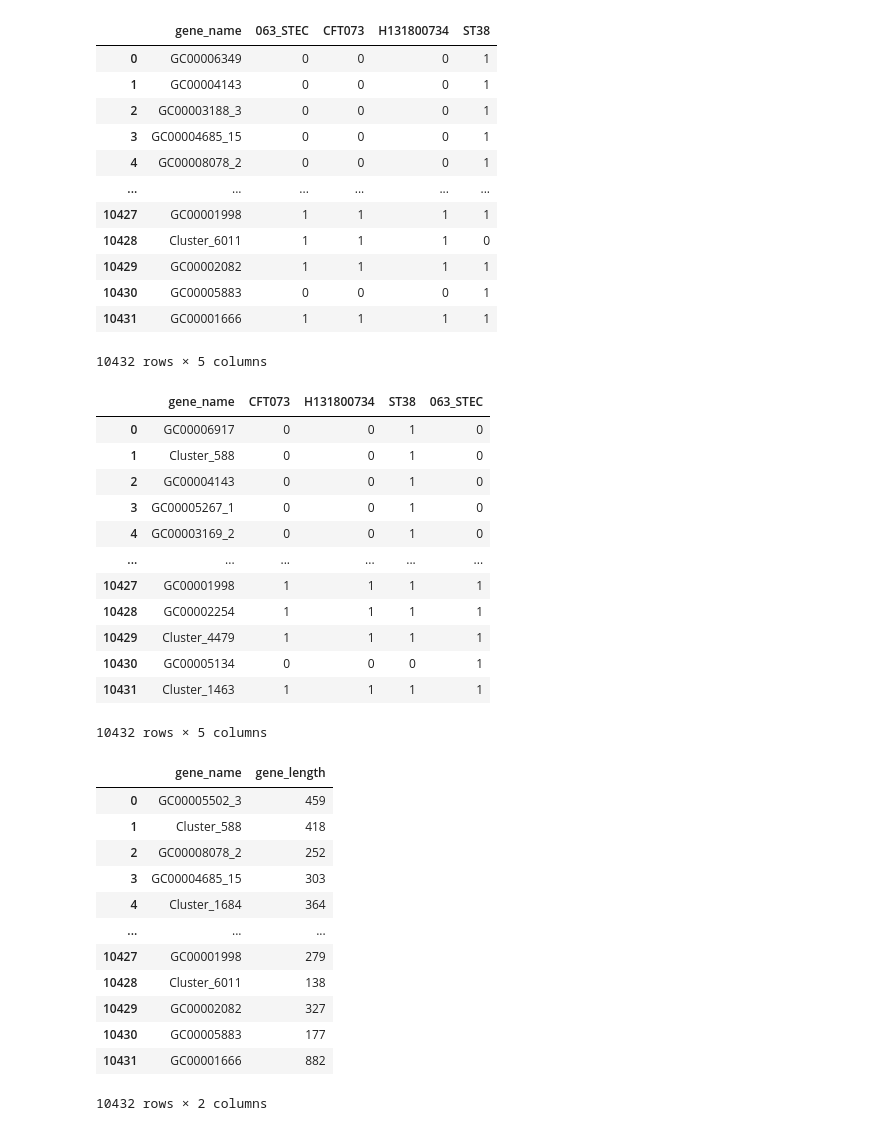
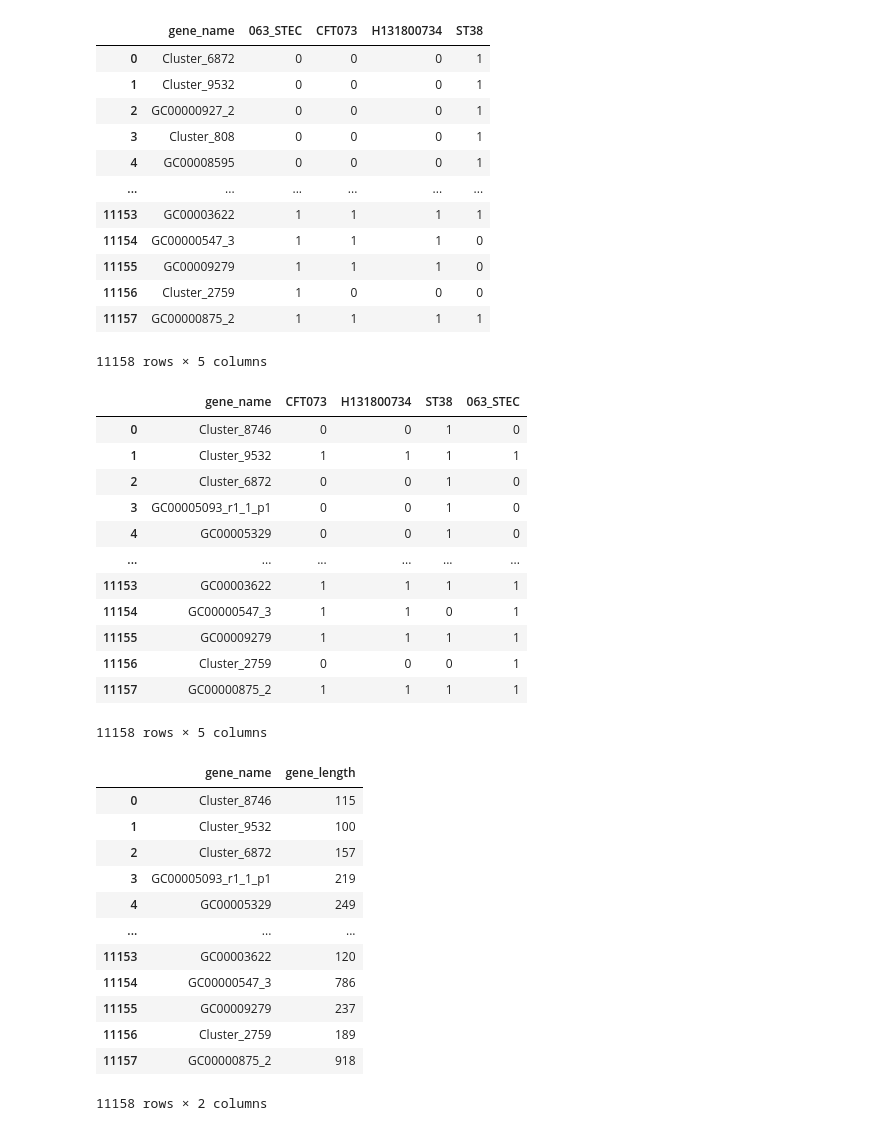
Before and after one commit to leoisl/pandora_gene_distance, a Jupyter notebook: notebooks/gene_presence_matrix/FP_genes.ipynb, the cells around one changed output. Cells and saved outputs as stored; diff of their text form; code cells hidden in the pictures.

```diff
--- a/notebooks/gene_presence_matrix/FP_genes.ipynb
+++ b/notebooks/gene_presence_matrix/FP_genes.ipynb
@@ -8,54 +11,54 @@ def push_plot(fig, plot_name):
 # %%
-pandora_gene_presence_df = pd.read_csv("pandora_multisample.matrix", sep="\t")
+pandora_gene_presence_df = pd.read_csv(f"{directory}/pandora_multisample.matrix", sep="\t")
 pandora_gene_presence_df
 # %% [output]
 |  | gene_name | 063_STEC | CFT073 | H131800734 | ST38 |
-| 0 | GC00006349 | 0 | 0 | 0 | 1 |
-| 1 | GC00004143 | 0 | 0 | 0 | 1 |
-| 2 | GC00003188_3 | 0 | 0 | 0 | 1 |
-| 3 | GC00004685_15 | 0 | 0 | 0 | 1 |
-| 4 | GC00008078_2 | 0 | 0 | 0 | 1 |
+| 0 | Cluster_6872 | 0 | 0 | 0 | 1 |
+| 1 | Cluster_9532 | 0 | 0 | 0 | 1 |
+| 2 | GC00000927_2 | 0 | 0 | 0 | 1 |
+| 3 | Cluster_808 | 0 | 0 | 0 | 1 |
+| 4 | GC00008595 | 0 | 0 | 0 | 1 |
 | ... | ... | ... | ... | ... | ... |
-| 10427 | GC00001998 | 1 | 1 | 1 | 1 |
-| 10428 | Cluster_6011 | 1 | 1 | 1 | 0 |
-| 10429 | GC00002082 | 1 | 1 | 1 | 1 |
-| 10430 | GC00005883 | 0 | 0 | 0 | 1 |
-| 10431 | GC00001666 | 1 | 1 | 1 | 1 |
+| 11153 | GC00003622 | 1 | 1 | 1 | 1 |
+| 11154 | GC00000547_3 | 1 | 1 | 1 | 0 |
+| 11155 | GC00009279 | 1 | 1 | 1 | 0 |
+| 11156 | Cluster_2759 | 1 | 0 | 0 | 0 |
+| 11157 | GC00000875_2 | 1 | 1 | 1 | 1 |
-10432 rows × 5 columns
+11158 rows × 5 columns
 # %%
-bowtie2_gene_presence_df = pd.read_csv("gene_presence_matrix_based_on_bowtie2", sep="\t")
+bowtie2_gene_presence_df = pd.read_csv(f"{directory}/gene_presence_matrix_based_on_bowtie2", sep="\t")
 bowtie2_gene_presence_df
 # %% [output]
 |  | gene_name | CFT073 | H131800734 | ST38 | 063_STEC |
-| 0 | GC00006917 | 0 | 0 | 1 | 0 |
-| 1 | Cluster_588 | 0 | 0 | 1 | 0 |
-| 2 | GC00004143 | 0 | 0 | 1 | 0 |
-| 3 | GC00005267_1 | 0 | 0 | 1 | 0 |
-| 4 | GC00003169_2 | 0 | 0 | 1 | 0 |
+| 0 | Cluster_8746 | 0 | 0 | 1 | 0 |
+| 1 | Cluster_9532 | 1 | 1 | 1 | 1 |
+| 2 | Cluster_6872 | 0 | 0 | 1 | 0 |
+| 3 | GC00005093_r1_1_p1 | 0 | 0 | 1 | 0 |
+| 4 | GC00005329 | 0 | 0 | 1 | 0 |
 | ... | ... | ... | ... | ... | ... |
-| 10427 | GC00001998 | 1 | 1 | 1 | 1 |
-| 10428 | GC00002254 | 1 | 1 | 1 | 1 |
-| 10429 | Cluster_4479 | 1 | 1 | 1 | 1 |
-| 10430 | GC00005134 | 0 | 0 | 0 | 1 |
-| 10431 | Cluster_1463 | 1 | 1 | 1 | 1 |
+| 11153 | GC00003622 | 1 | 1 | 1 | 1 |
+| 11154 | GC00000547_3 | 1 | 1 | 0 | 1 |
+| 11155 | GC00009279 | 1 | 1 | 1 | 1 |
+| 11156 | Cluster_2759 | 0 | 0 | 0 | 1 |
+| 11157 | GC00000875_2 | 1 | 1 | 1 | 1 |
-10432 rows × 5 columns
+11158 rows × 5 columns
 # %%
-gene_length_df = pd.read_csv("gene_length_matrix", sep="\t")
+gene_length_df = pd.read_csv(f"{directory}/gene_length_matrix", sep="\t")
 gene_length_df
 # %% [output]
 |  | gene_name | gene_length |
-| 0 | GC00005502_3 | 459 |
-| 1 | Cluster_588 | 418 |
-| 2 | GC00008078_2 | 252 |
-| 3 | GC00004685_15 | 303 |
-| 4 | Cluster_1684 | 364 |
+| 0 | Cluster_8746 | 115 |
+| 1 | Cluster_9532 | 100 |
+| 2 | Cluster_6872 | 157 |
+| 3 | GC00005093_r1_1_p1 | 219 |
+| 4 | GC00005329 | 249 |
 | ... | ... | ... |
-| 10427 | GC00001998 | 279 |
-| 10428 | Cluster_6011 | 138 |
-| 10429 | GC00002082 | 327 |
-| 10430 | GC00005883 | 177 |
-| 10431 | GC00001666 | 882 |
+| 11153 | GC00003622 | 120 |
+| 11154 | GC00000547_3 | 786 |
+| 11155 | GC00009279 | 237 |
+| 11156 | Cluster_2759 | 189 |
+| 11157 | GC00000875_2 | 918 |
-10432 rows × 2 columns
+11158 rows × 2 columns
 # %%
 merged_dfs = pandora_gene_presence_df.merge(bowtie2_gene_presence_df,
                                             on="gene_name", how="outer", suffixes=("_pandora", "_bowtie"))
```
Also changed, not shown: parts of 17 cells of this notebook, 4 other files.
